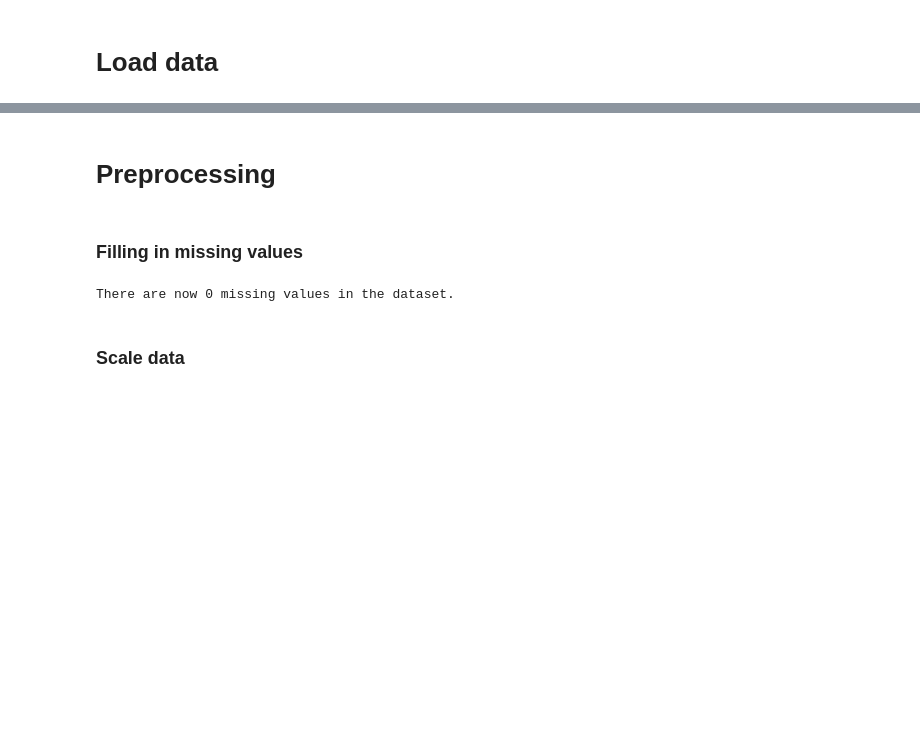
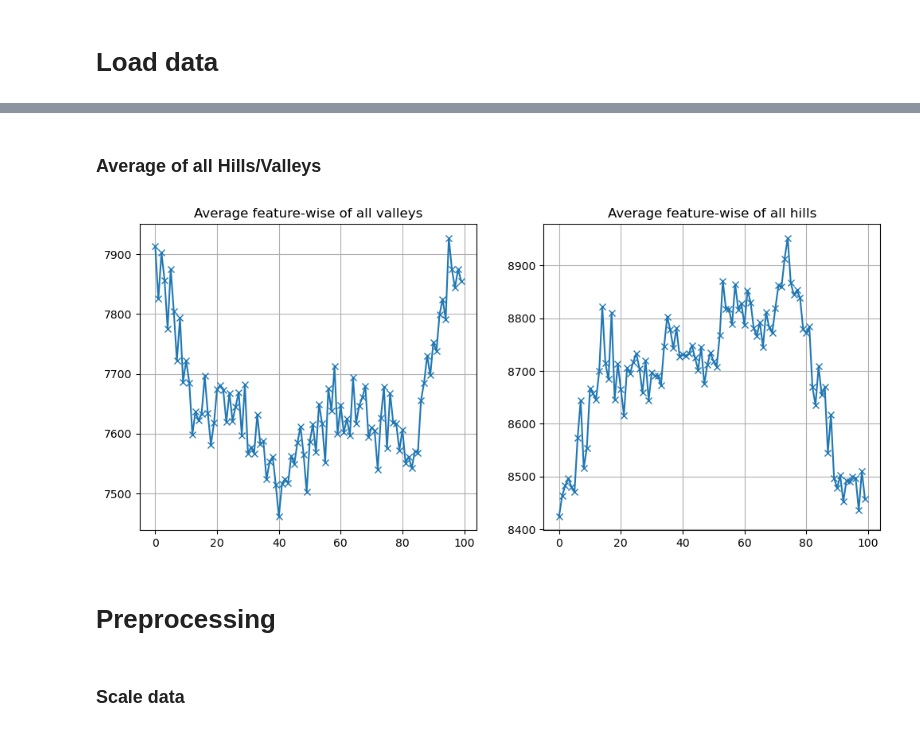
Before and after one commit to Tristan-Amadei/StatsBayesiennes, a Jupyter notebook: assignement3.ipynb, the cells around one changed output, grey strips where cells are left out. Drawn from its saved outputs; the diff is of its cells as text; code cells hidden in the pictures; blank space fills up the shorter version.

```diff
--- a/assignement3.ipynb
+++ b/assignement3.ipynb
@@ -25,4 +72,18 @@ This represents 1.108% of the whole dataset.
+# %% [markdown]
+### Average of all Hills/Valleys
+# %%
+avg_valleys = df.loc[df['Class'] == 0].drop(columns=['Class']).mean().values
+avg_hills = df.loc[df['Class'] == 1].drop(columns=['Class']).mean().values
+# %%
+fig, (ax0, ax1) = plt.subplots(1, 2, figsize=(12, 5))
+ax0.plot(avg_valleys, marker='x')
+ax0.grid('on')
+ax0.set_title('Average feature-wise of all valleys')
+
+ax1.plot(avg_hills, marker='x')
+ax1.grid('on')
+ax1.set_title('Average feature-wise of all hills');
+# %% [output]
+[figure, added]
 # %% [markdown]
 # Preprocessing
-# %% [markdown]
-### Filling in missing values
@@ -36,7 +90,3 @@ df[list(df.columns)[1:]] = df_filled
-# %%
-print(f'There are now {df.isna().sum().sum()} missing values in the dataset.')
-# %% [output]
-There are now 0 missing values in the dataset.
 # %% [markdown]
 ### Scale data
 # %%
```
Also changed, not shown: parts of 37 cells of this notebook, 4 other files.
